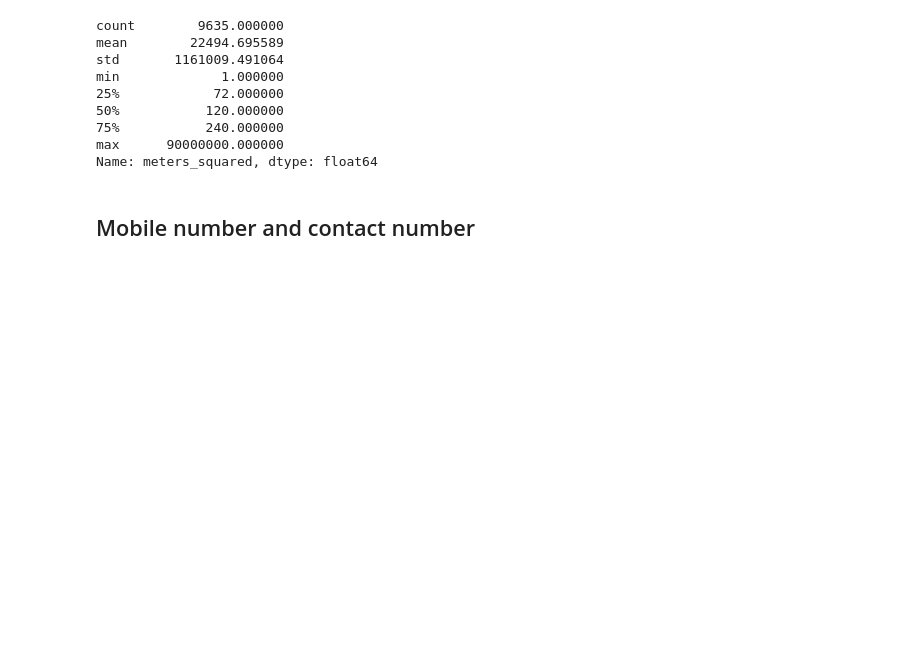
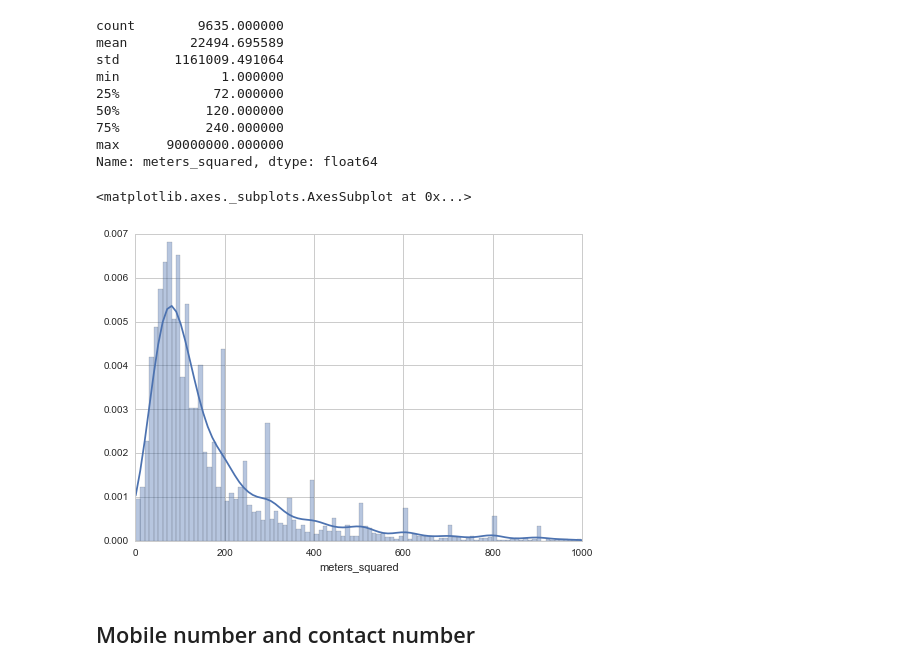
Before and after one commit to jpvelez/cubisima, a Jupyter notebook: notebooks/data_quality_analysis.ipynb, the cells around one changed output. Cells and saved outputs as stored; diff of their text form; code cells hidden in the pictures; blank space fills up the shorter version.

```diff
--- a/notebooks/data_quality_analysis.ipynb
+++ b/notebooks/data_quality_analysis.ipynb
@@ -215,7 +219,11 @@ max      90000000.000000
 Name: meters_squared, dtype: float64
 # %%
 # @TODO: fix this bug
-#sns.distplot(listings.meters_squared)
+listings_meters_not_null = listings.meters_squared[~listings.meters_squared.isnull()]
+sns.distplot(listings_meters_not_null[listings_meters_not_null < 1000], bins=100)
+# %% [output]
+<matplotlib.axes._subplots.AxesSubplot at 0x...>
+[figure, added]
 # %% [markdown]
 ## Mobile number and contact number
 # %%
```
Also changed, not shown: parts of 3 cells of this notebook.
